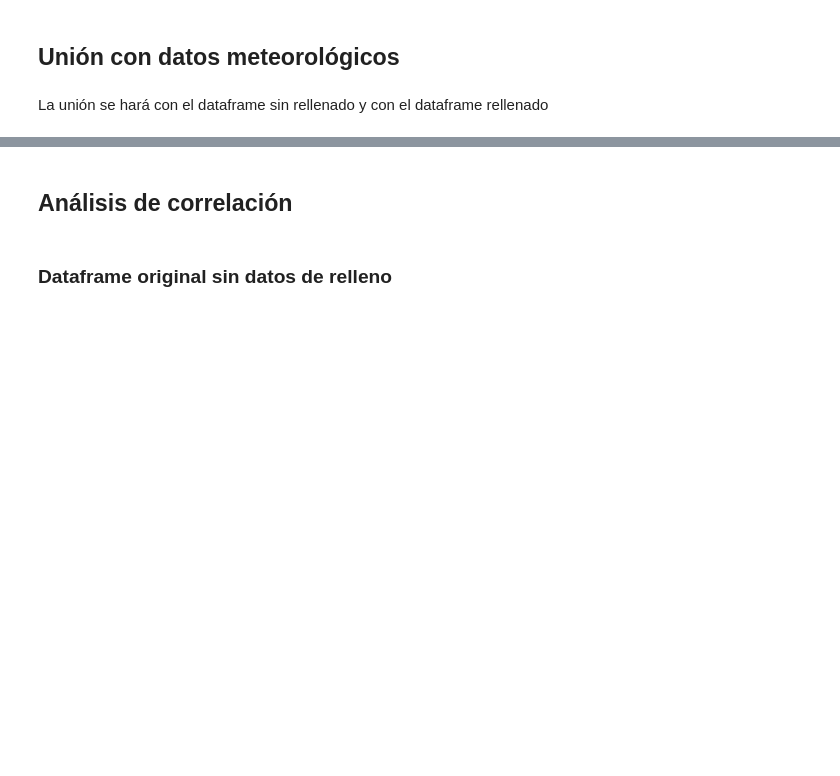
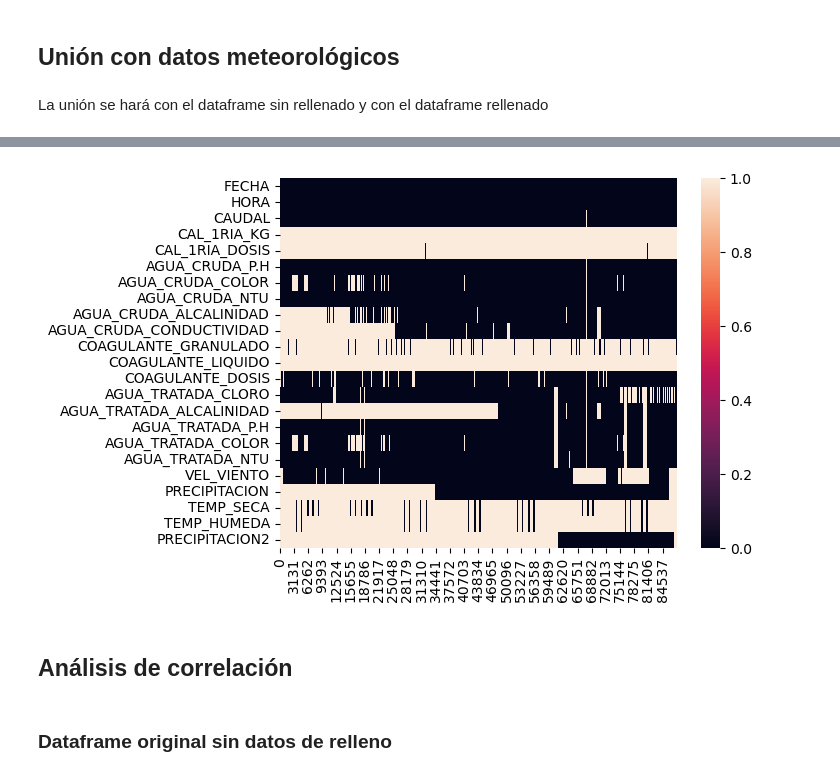
Before and after one commit to jvanessafdez/coagulant-dose, a Jupyter notebook: src/06_Merge_With_Meteorologic.ipynb, the cells around one changed output, grey strips where cells are left out. Drawn from its saved outputs; the diff is of its cells as text; code cells hidden in the pictures; blank space fills up the shorter version.

```diff
--- a/src/06_Merge_With_Meteorologic.ipynb
+++ b/src/06_Merge_With_Meteorologic.ipynb
@@ -231,8 +231,8 @@ precipitacion2['FECHA'] = pd.to_datetime(precipitacion2['FECHA'])
 ## Lectura de dataframe hidrológico
 # %%
 # Lectura de datos hidrológicos (Dataframe sin y con relleno de datos de dosis de coagulante)
-df = pd.read_csv('../data/dataframe_complete.csv',sep=',', encoding='latin-1', index_col=0, low_memory=False, parse_dates=['FECHA'])
-df_edit = pd.read_csv('../data_edit/dataframe_edit_complete.csv',sep=',', encoding='latin-1', index_col=0, low_memory=False, parse_dates=['FECHA'])
+df = pd.read_csv('../data/dataframe_clean.csv',sep=',', encoding='latin-1', index_col=0, low_memory=False, parse_dates=['FECHA'])
+df_edit = pd.read_csv('../data_edit/dataframe_edit_clean.csv',sep=',', encoding='latin-1', index_col=0, low_memory=False, parse_dates=['FECHA'])
 # %% [markdown]
 ## Unión con datos meteorológicos
 # %%
@@ -253,3 +276,9 @@ df_edit_completo = data_merge(velocidad_viento,precipitacion,temperatura_seca,te
+# %%
+# Distribución de datos nulos en todo el dataframe
+df_edit_completo.isnull().transpose().pipe(lambda df:(sns.heatmap(data=df)))
+plt.show()
+# %% [output]
+[figure, added]
 # %% [markdown]
 ## Análisis de correlación
 # %% [markdown]
```
Also changed, not shown: parts of 3 cells of this notebook, 9 other files.
